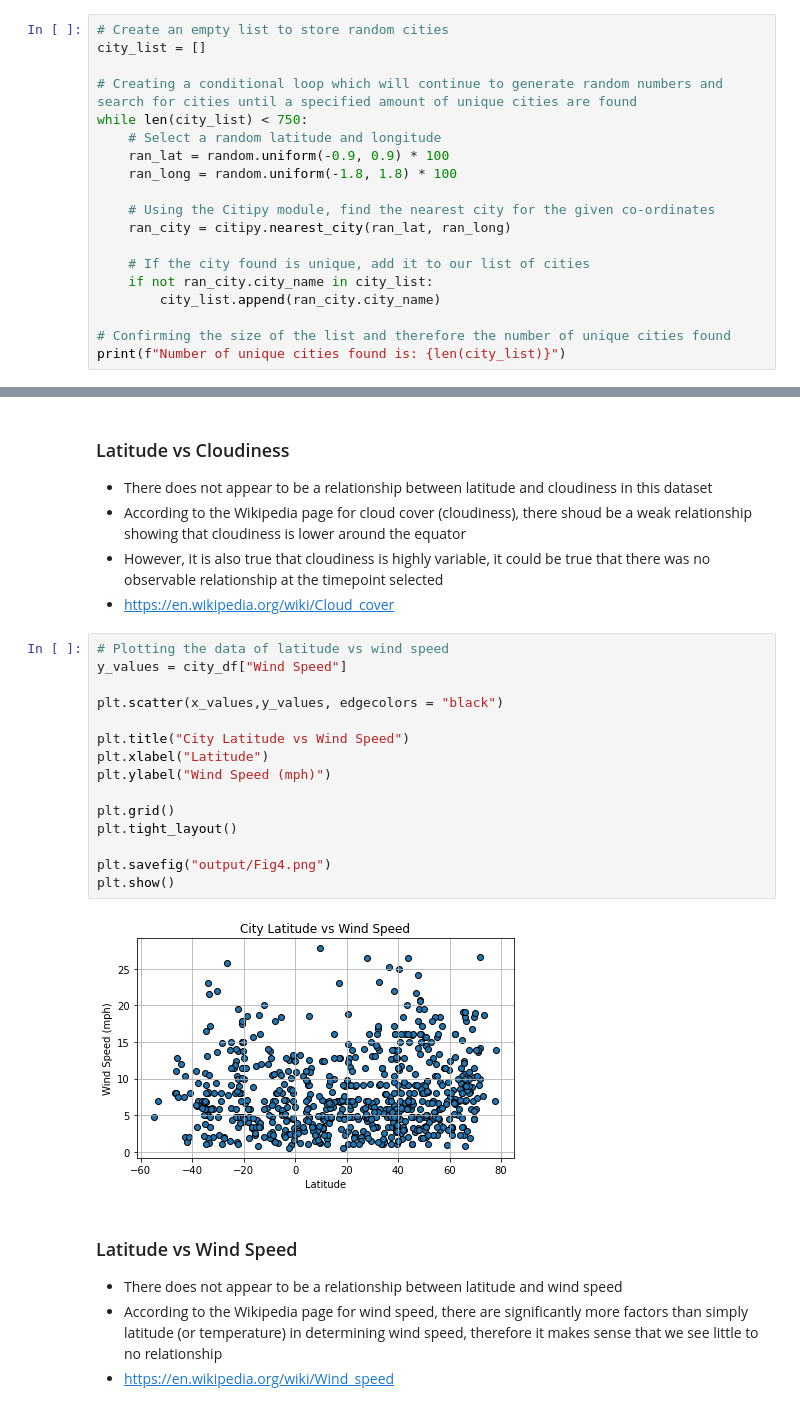
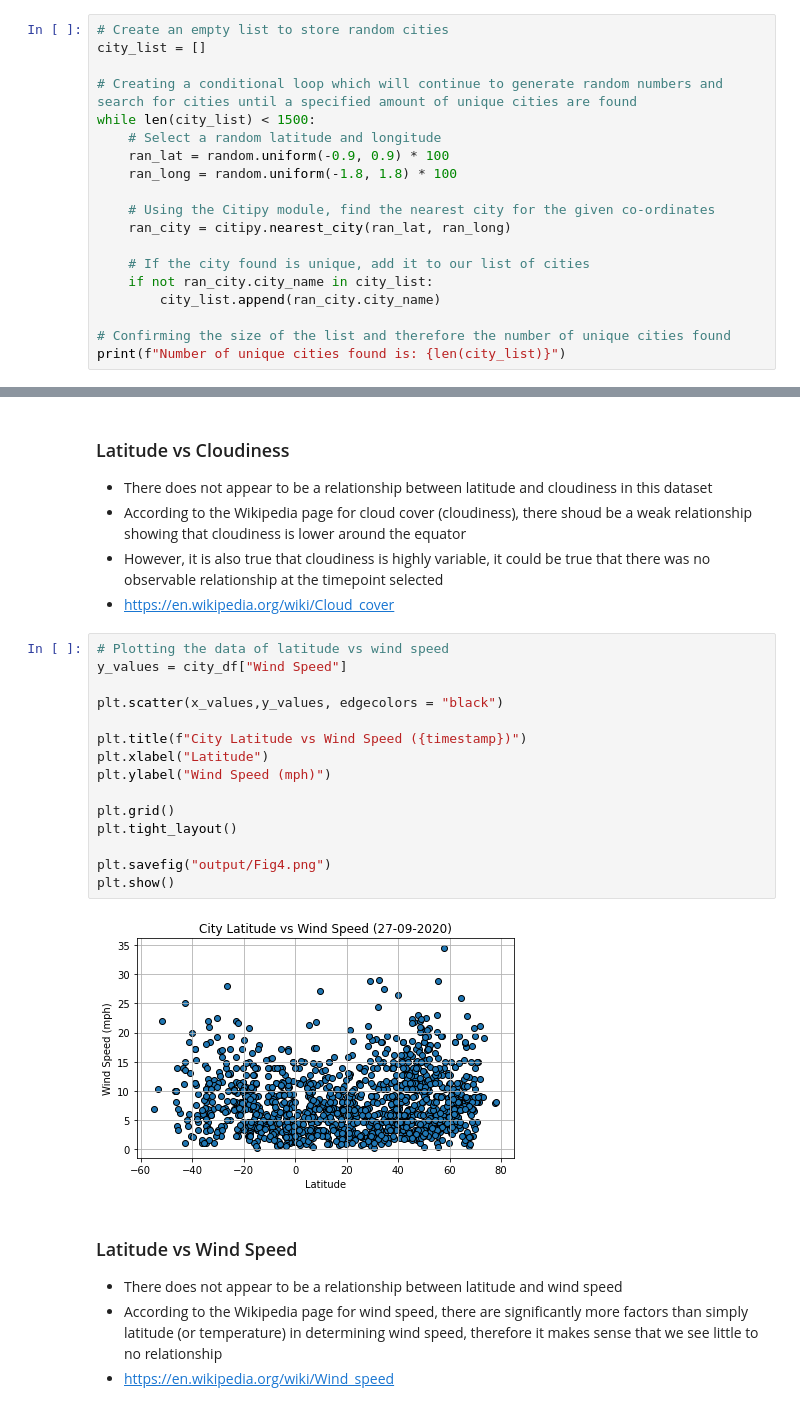
Before and after one commit to MATaylor0/python-api-challenge, a Jupyter notebook: WeatherPy/WeatherPy.ipynb, the cells around one changed output, grey strips where cells are left out. Saved outputs shown, nothing was run; the diff lists cells and outputs as text.

```diff
--- a/WeatherPy/WeatherPy.ipynb
+++ b/WeatherPy/WeatherPy.ipynb
@@ -16,7 +17,7 @@ import matplotlib.pyplot as plt
 city_list = []
 
 # Creating a conditional loop which will continue to generate random numbers and search for cities until a specified amount of unique cities are found
-while len(city_list) < 750:
+while len(city_list) < 1500:
     # Select a random latitude and longitude
     ran_lat = random.uniform(-0.9, 0.9) * 100
     ran_long = random.uniform(-1.8, 1.8) * 100
@@ -242,20 +250,20 @@ plt.show()
 # %%
 # Plotting the data of latitude vs wind speed
 y_values = city_df["Wind Speed"]
 
 plt.scatter(x_values,y_values, edgecolors = "black")
 
-plt.title("City Latitude vs Wind Speed")
+plt.title(f"City Latitude vs Wind Speed ({timestamp})")
 plt.xlabel("Latitude")
 plt.ylabel("Wind Speed (mph)")
 
 plt.grid()
 plt.tight_layout()
 
 plt.savefig("output/Fig4.png")
 plt.show()
 # %% [output]
-[figure, old version]
+[figure, new version]
 # %% [markdown]
 ### Latitude vs Wind Speed
 * There does not appear to be a relationship between latitude and wind speed
```
Also changed, not shown: parts of 19 cells of this notebook, 8 other files.
